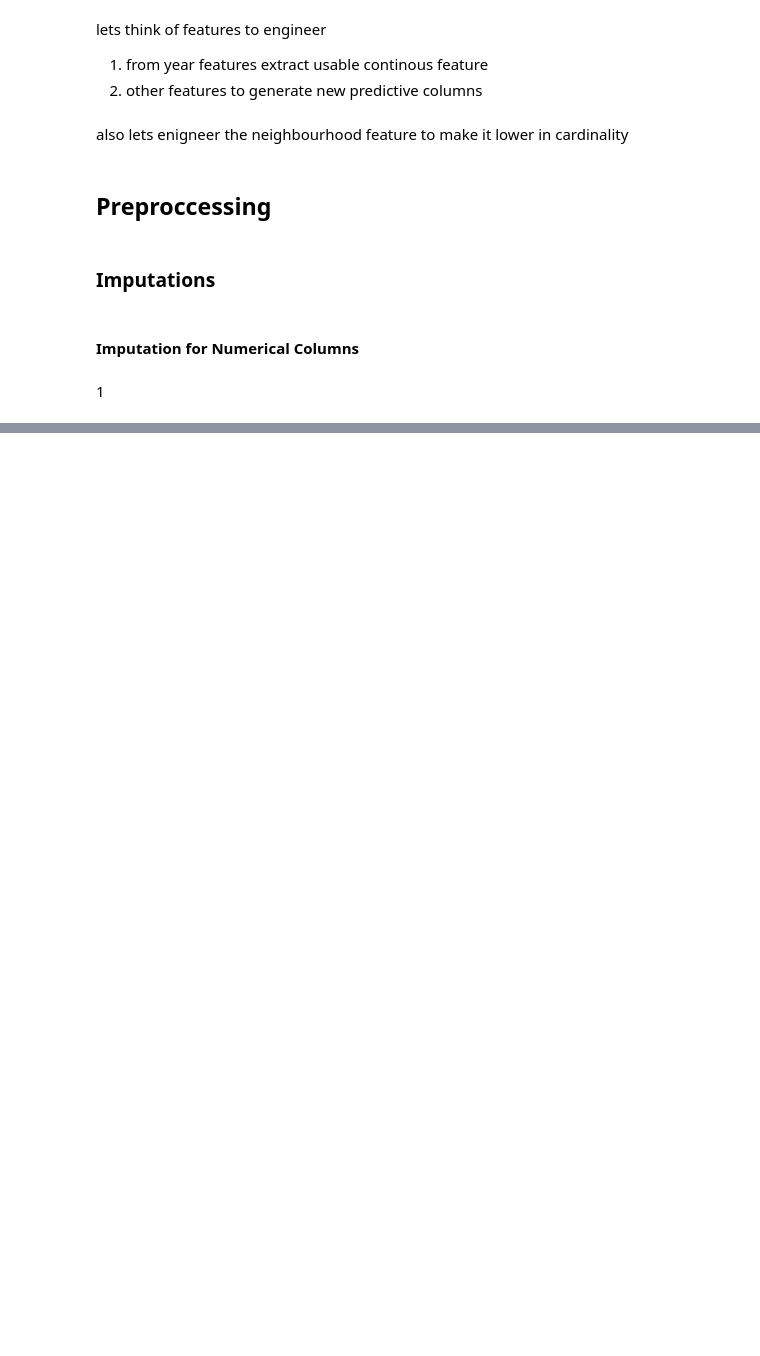
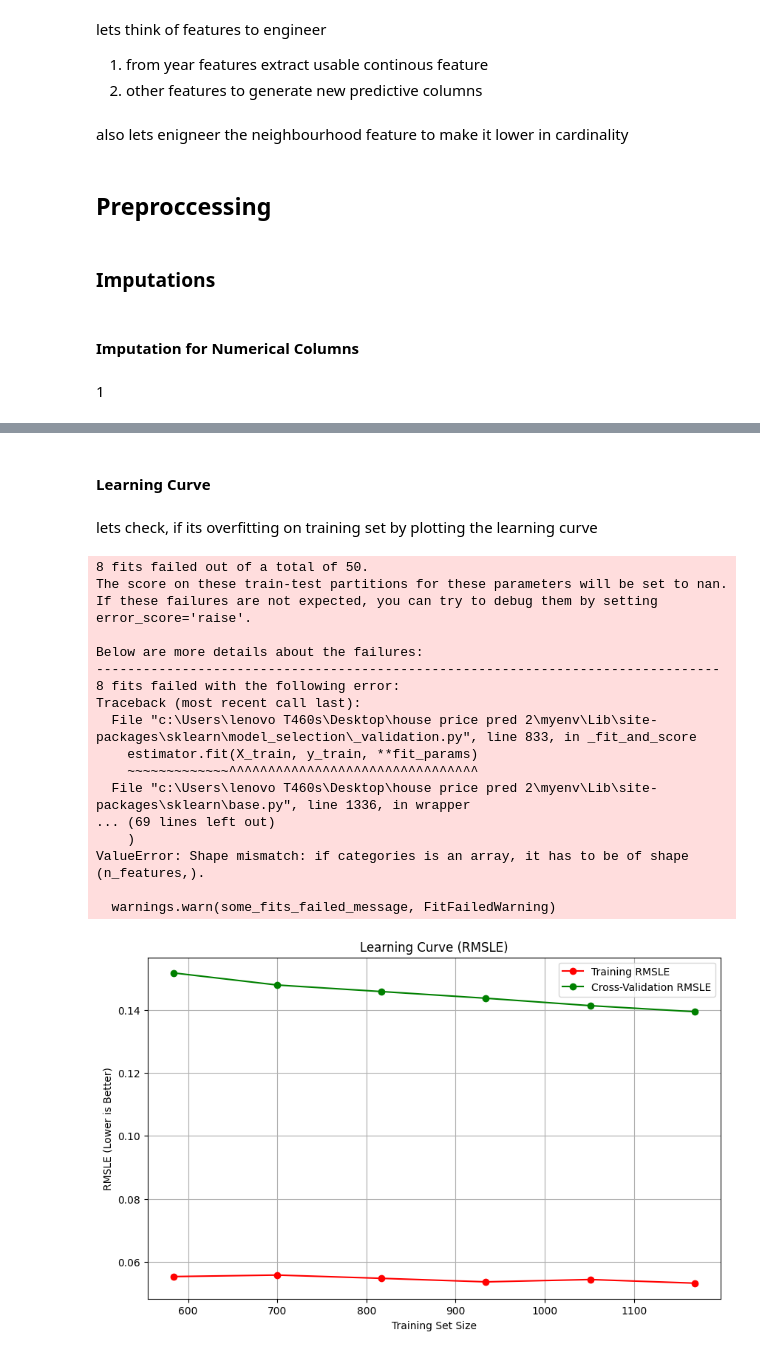
Before and after one commit to Nahom1990/house-price-pred-2, a Jupyter notebook: housing_price.ipynb, the cells around one changed output, grey strips where cells are left out. Cells and saved outputs as stored; diff of their text form; code cells hidden in the pictures; blank space fills up the shorter version.

```diff
--- a/housing_price.ipynb
+++ b/housing_price.ipynb
@@ -1144,7 +1172,7 @@ def get_feature_lists() -> Dict[str, List[str]]:
     return {
         'cont_median': ['LotFrontage','LotArea','MasVnrArea','BsmtFinSF1','BsmtFinSF2','BsmtUnfSF','TotalBsmtSF','1stFlrSF','2ndFlrSF','LowQualFinSF',
                         'GrLivArea','GarageArea','WoodDeckSF','OpenPorchSF','EnclosedPorch','ScreenPorch','MiscVal','PoolArea','3SsnPorch','House_age','Year_since_remodel',
-                        'Garage_age','TotalSF','TotalArea','TotalBath','TotalPorchSF','Qual_x_TotalSF','Qual_x_GrLivArea'],
+                        'Garage_age','TotalSF','TotalArea','TotalBath','TotalPorchSF','Qual_x_TotalSF','Qual_x_GrLivArea','Neighborhood'],
 
         'disc_zero': [ "MSSubClass",'BsmtFullBath','BsmtHalfBath','FullBath','HalfBath','BedroomAbvGr','KitchenAbvGr','TotRmsAbvGrd',
                       'Fireplaces','GarageCars'],
@@ -1153,7 +1181,7 @@ def get_feature_lists() -> Dict[str, List[str]]:
                     'GarageCond','PoolQC'],
 
         'ohe': ['MSZoning','Street', 'Alley', 'LotShape', 'LandContour','Utilities', 'LotConfig',
-            'LandSlope', 'Neighborhood', 'Condition1', 'Condition2', 'BldgType',
+            'LandSlope',  'Condition1', 'Condition2', 'BldgType',
             'HouseStyle', 'RoofStyle', 'RoofMatl', 'Exterior1st', 'Exterior2nd',
             'MasVnrType', 'Foundation', 'BsmtFinType1', 'BsmtFinType2', 'Heating',
             'CentralAir','Electrical', 'Functional', 'GarageType', 'GarageFinish', 'PavedDrive',
@@ -1182,9 +1210,10 @@ def create_full_preprocessor() -> ColumnTransformer:
     # 1. Numerical Continuous Pipeline (Median Imputation + Indicator + Scaling)
     # Corrected: Imputer FIRST, then Scaler.
     numerical_cont_pipe = Pipeline(
-        [("imputer", SimpleImputer(strategy="median", add_indicator=True)),
+        [("imputer", SimpleImputer(strategy="median",)),
          ("scaler", StandardScaler()),
-         ("apply_pca", pca_transformer(n_components=25,random_state=42,svd_solver="auto"))]
+         ("apply_pca", pca_transformer(n_components=25,random_state=42,svd_solver="auto"))
+         ]
     )
 
     # 2. Numerical Discrete Pipeline (Zero Imputation + Scaling)
@@ -1197,7 +1226,7 @@ def create_full_preprocessor() -> ColumnTransformer:
     # 3. Categorical Ordinal Pipeline (Constant 'Not_have' Imputation + Encoding)
     categorical_ordinal_pipe = Pipeline([
         ("imputer", SimpleImputer(strategy="constant", fill_value="Not_have")),
-        ("ordinal_encoder", OrdinalEncoder(categories=get_ordinal_categories())),
+        ("ordinal_encoder", OrdinalEncoder(categories=get_ordinal_categories(),handle_unknown='use_encoded_value',unknown_value=-1)),
     ])
 
     # 4. Categorical OHE Pipeline (Mode Imputation + Indicator + Encoding)
@@ -1230,7 +1251,7 @@ len(get_feature_lists()["ohe"])
 # %%
-from sklearn.feature_selection import RFECV
-def feature_selection(estimator,n_feattures,step,cv,scoring):
-    return RFECV(estimator=estimator,min_features_to_select=n_feattures,step=step,cv=cv,scoring=scoring)
+from sklearn.feature_selection import RFE
+def feature_selection(estimator,n_feattures,step,):
+    return RFE(estimator=estimator,n_features_to_select=n_feattures,step=step,)
 # %%
 #inspecting the data after preprocessing step
 def inspect_data_and_pass(X):
@@ -1282,3 +1322,4 @@ grid=GridSearchCV(estimator=final_pipe,param_grid=grid_param,cv=5,n_jobs=-1)
 # %%
 x_train=df_train.drop("SalePrice",axis=1)
 y_train=df_train["SalePrice"]
+y_train_log = np.log1p(y_train)
@@ -1317,2 +1446,0 @@ final_pipe.score(x_train,y_train)
-# %%
-grid.fit(x_train,y_train)
@@ -1340,0 +1460,54 @@ np.float64(0.8539559230011322)
+# %% [markdown]
+#### Learning Curve
+# %% [markdown]
+lets check, if its overfitting on training set by plotting the learning curve
+# %%
+from sklearn.model_selection import learning_curve
+
+# Use the best pipeline found by GridSearchCV
+best_pipe = random.best_estimator_
+
+# Generate the learning curve data
+train_sizes, train_scores, cv_scores = learning_curve(
+    best_pipe,
+    x_train, y_train_log,
+    cv=5,
+    scoring=final_log_scorer, # Use the negative RMSLE metric
+    train_sizes=np.linspace(0.1, 1.0, 10), # Use 10 points between 10% and 100% of data
+    n_jobs=-1
+)
+
+# Convert scores back to positive RMSLE for plotting (Error unit)
+train_scores_mean = -np.mean(train_scores, axis=1)
+cv_scores_mean = -np.mean(cv_scores, axis=1)
+
+# Plotting the curve
+plt.figure(figsize=(10, 6))
+plt.plot(train_sizes, train_scores_mean, 'o-', color="r", label="Training RMSLE")
+plt.plot(train_sizes, cv_scores_mean, 'o-', color="g", label="Cross-Validation RMSLE")
+
+plt.title("Learning Curve (RMSLE)")
+plt.xlabel("Training Set Size")
+plt.ylabel("RMSLE (Lower is Better)")
+plt.legend(loc="best")
+plt.grid(True)
+plt.show()
+# %% [output]
+8 fits failed out of a total of 50.
+The score on these train-test partitions for these parameters will be set to nan.
+If these failures are not expected, you can try to debug them by setting error_score='raise'.
+
+Below are more details about the failures:
+--------------------------------------------------------------------------------
+8 fits failed with the following error:
+Traceback (most recent call last):
+  File "c:\Users\lenovo T460s\Desktop\house price pred 2\myenv\Lib\site-packages\sklearn\model_selection\_validation.py", line 833, in _fit_and_score
+    estimator.fit(X_train, y_train, **fit_params)
+    ~~~~~~~~~~~~~^^^^^^^^^^^^^^^^^^^^^^^^^^^^^^^^
+  File "c:\Users\lenovo T460s\Desktop\house price pred 2\myenv\Lib\site-packages\sklearn\base.py", line 1336, in wrapper
+... (69 lines left out)
+    )
+ValueError: Shape mismatch: if categories is an array, it has to be of shape (n_features,).
+
+  warnings.warn(some_fits_failed_message, FitFailedWarning)
+[figure, added]
```
Also changed, not shown: parts of 67 cells of this notebook, 2 other files.
